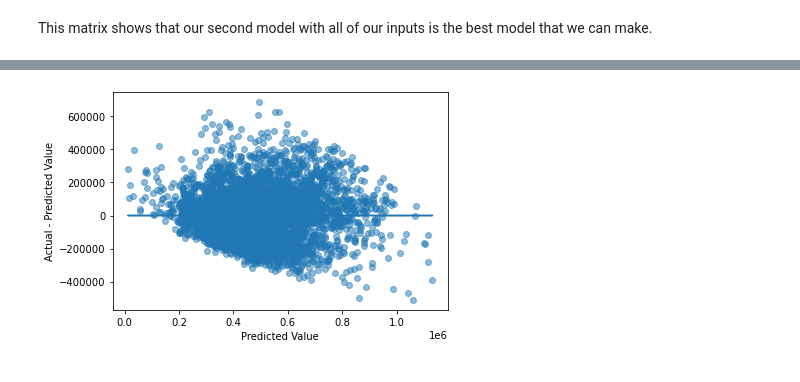
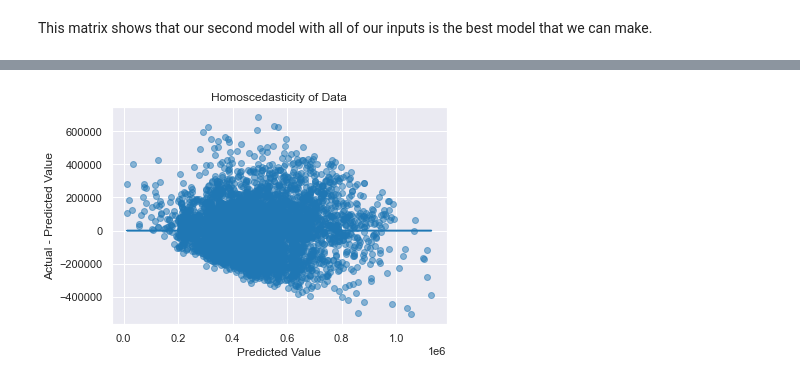
Before and after one commit to justingrisanti/dsc-phase-2-project, a Jupyter notebook: student.ipynb, the cells around one changed output, grey strips where cells are left out. Cells and saved outputs as stored; diff of their text form; code cells hidden in the pictures.

```diff
--- a/student.ipynb
+++ b/student.ipynb
@@ -639,2 +659,0 @@ x_test[x_test['sqft_basement'] == '?']
-# %%
-x_test['sqft_basement'] = x_test['sqft_basement'].replace('?', None)
@@ -730,6 +736,8 @@ y_kc = kc_house["price"]
 import seaborn as sns
 import numpy as np
 
+sns.set_context('poster')
+sns.set_style("darkgrid")
 # Create a df with the target as the first column,
 # then compute the correlation matrix
 heatmap_data = pd.concat([y_train, x_train], axis=1)
@@ -754,6 +762,9 @@ sns.heatmap(
     cbar_kws={"label": "Correlation", "orientation": "horizontal", "pad": .2, "extend": "both"}
 )
 
+
 # Customize the plot appearance
 ax.set_title("Heatmap of Correlation Between Attributes (Including Target)");
+fig.set_facecolor('white')
+plt.savefig('Visualizations/heatmap.png', bbox_inches = 'tight')
 # %% [output]
@@ -796,8 +811,9 @@ x_train = x_train.drop(['sqft_above','sqft_living15','sqft_lot','sqft_lot15'], a
 # %% [markdown]
 Now that multicollinearity has been dealt with, let's take a deeper look into our two variables that are most important.
 # %%
+# Plotting Grade against price
+sns.set_context('notebook')
 fig, ax = plt.subplots()
-
 ax.scatter(x_train[most_correlated], y_train, alpha=0.5)
 ax.set_xlabel(most_correlated)
 ax.set_ylabel("Price")
@@ -1136,5 +1169,7 @@ dtype: object
 # %% [markdown]
 This matrix shows that our second model with all of our inputs is the best model that we can make.
 # %%
-best_features = ['sqft_living','bedrooms','condition','sqft_basement','grade','yr_renovated']
+# Assign best features to a variable
+
+best_features = ['sqft_living','bedrooms','condition','sqft_basement','grade','yr_renovated','waterfront']
 # %%
@@ -1205,10 +1299,15 @@ yr_renovated      1.032574
 Name: Variance Inflation Factor, dtype: float64
 # %%
+# Check for homoscedasticity
+
 fig, ax = plt.subplots()
 
 ax.scatter(preds, residuals, alpha=0.5)
 ax.plot(preds, [0 for i in range(len(x_test))])
+fig.set_facecolor('white')
+ax.set_title('Homoscedasticity of Data')
 ax.set_xlabel("Predicted Value")
 ax.set_ylabel("Actual - Predicted Value");
+plt.savefig('Visualizations/Homoscedasticity.png', bbox_inches = 'tight')
 # %% [output]
-[figure, old version]
+[figure, new version]
```
Also changed, not shown: parts of 79 cells of this notebook, 10 other files.
